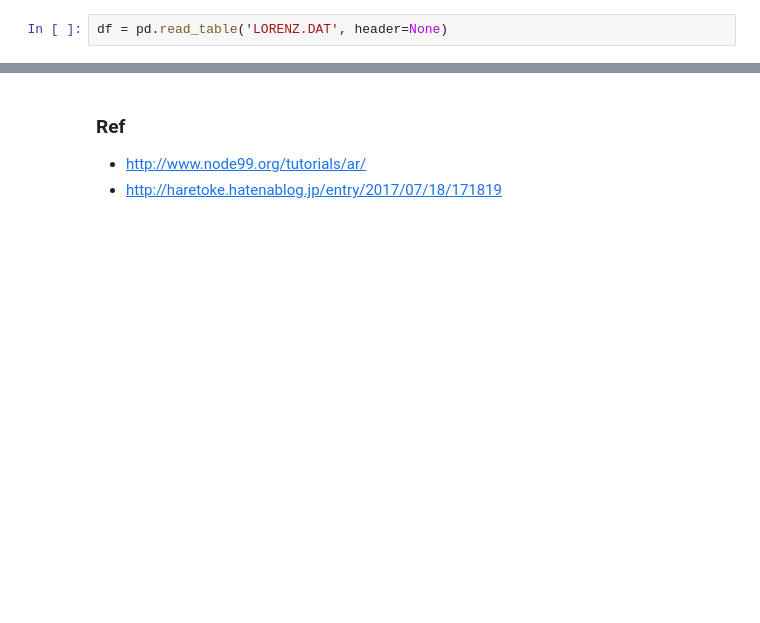
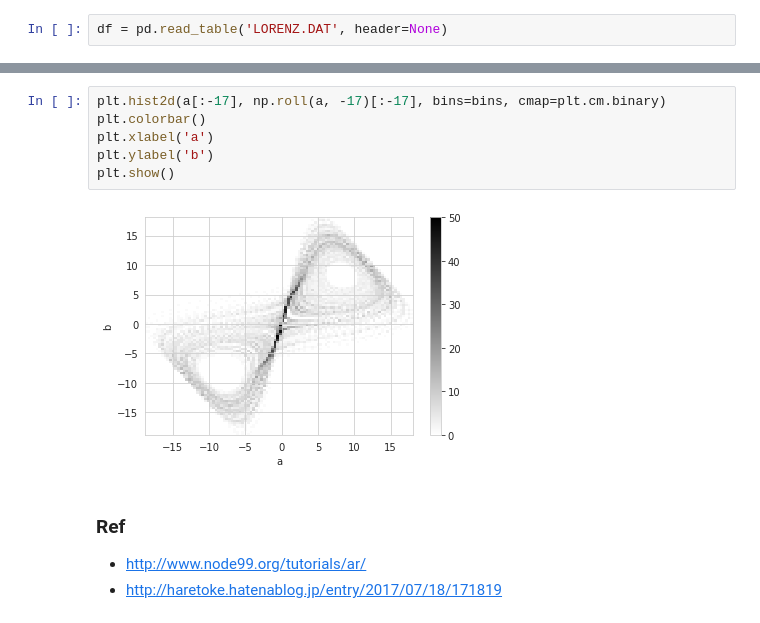
Before and after one commit to baibai25/Lecture, a Jupyter notebook: gtm/ami.ipynb, the cells around one changed output, grey strips where cells are left out. Saved outputs shown, nothing was run; the diff lists cells and outputs as text; blank space fills up the shorter version.

```diff
--- a/gtm/ami.ipynb
+++ b/gtm/ami.ipynb
@@ -96,3 +69,11 @@ array([[   2.,   63.,  131.,   75.,    5.,    0.,    0.,    0.,    0.,
+# %%
+plt.hist2d(a[:-17], np.roll(a, -17)[:-17], bins=bins, cmap=plt.cm.binary)
+plt.colorbar()
+plt.xlabel('a')
+plt.ylabel('b')
+plt.show()
+# %% [output]
+[figure, added]
 # %% [markdown]
 ### Ref
 + http://www.node99.org/tutorials/ar/
```
Also changed, not shown: parts of 18 cells of this notebook.
